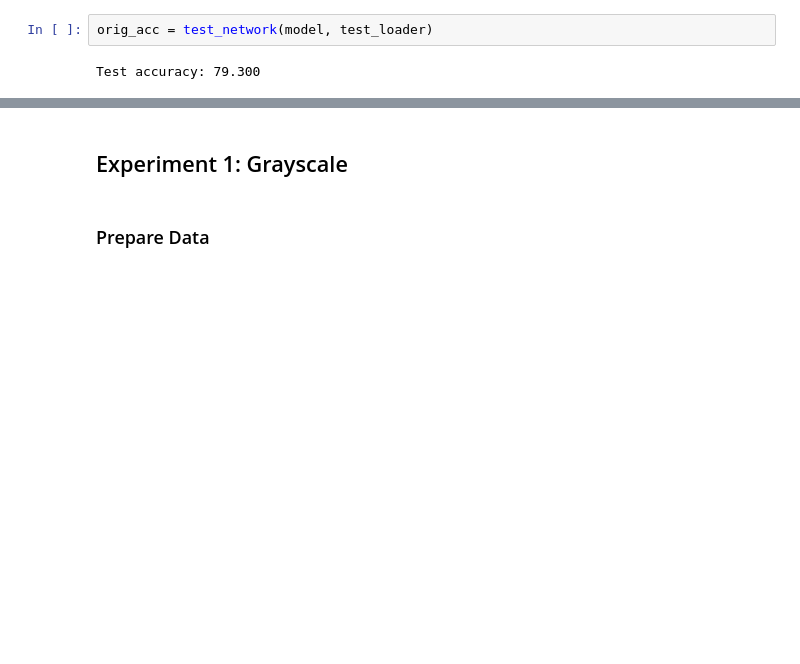
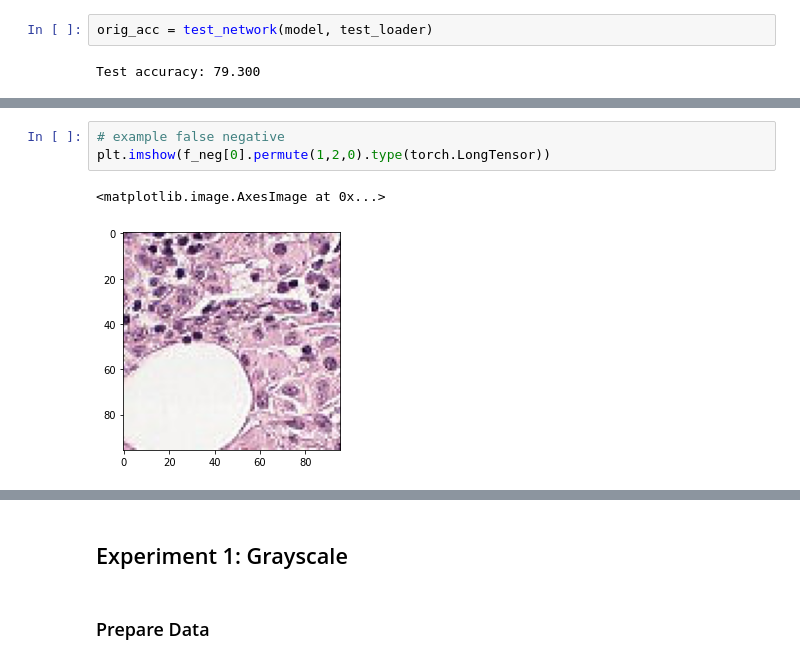
Before and after one commit to waleedrana1/NeuralNetsProject, a Jupyter notebook: Neural_Net_final_project.ipynb, the cells around one changed output, grey strips where cells are left out. Drawn from its saved outputs; the diff is of its cells as text; blank space fills up the shorter version.

```diff
--- a/Neural_Net_final_project.ipynb
+++ b/Neural_Net_final_project.ipynb
@@ -252,0 +317,6 @@ Test accuracy: 79.300
+# %%
+# example false negative
+plt.imshow(f_neg[0].permute(1,2,0).type(torch.LongTensor))
+# %% [output]
+<matplotlib.image.AxesImage at 0x...>
+[figure, added]
```
Also changed, not shown: parts of 17 cells of this notebook, 1 other file.
